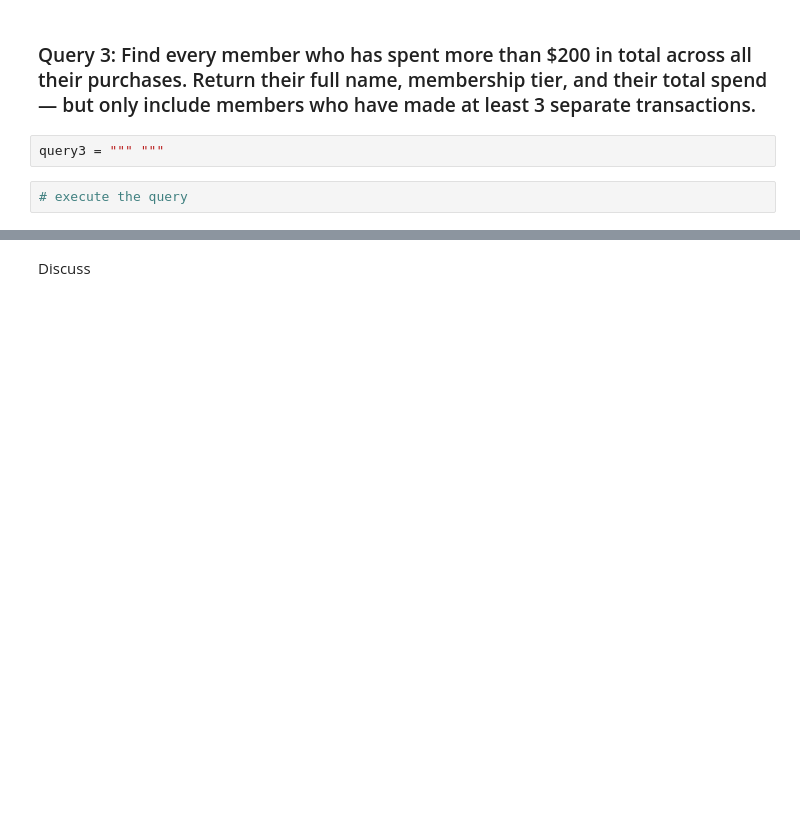
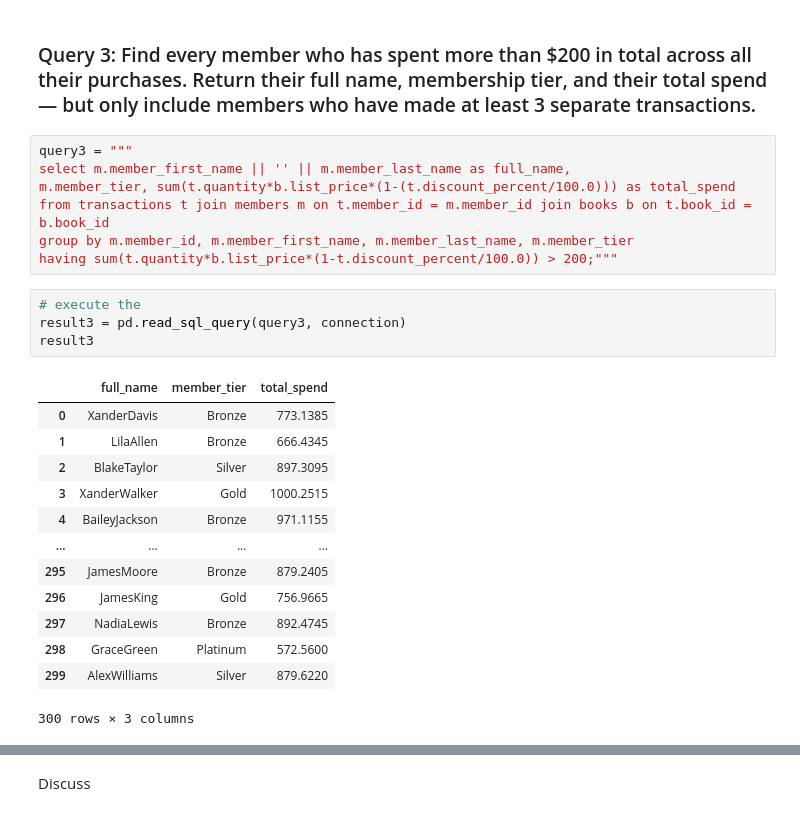
Before and after one commit to SwathiM5/DA_M3_BookstoreDemo, a Jupyter notebook: Notebooks/bookstore_analysis.ipynb, the cells around one changed output, grey strips where cells are left out. Cells and saved outputs as stored; diff of their text form; blank space fills up the shorter version.

```diff
--- a/Notebooks/bookstore_analysis.ipynb
+++ b/Notebooks/bookstore_analysis.ipynb
@@ -86,8 +143,29 @@ Discuss
 # %% [markdown]
 ### Query 3: Find every member who has spent more than $200 in total across all their purchases. Return their full name, membership tier, and their total spend — but only include members who have made at least 3 separate transactions.
 # %%
-query3 = """ """
+query3 = """
+select m.member_first_name || '' || m.member_last_name as full_name,
+m.member_tier, sum(t.quantity*b.list_price*(1-(t.discount_percent/100.0))) as total_spend
+from transactions t join members m on t.member_id = m.member_id join books b on t.book_id = b.book_id
+group by m.member_id, m.member_first_name, m.member_last_name, m.member_tier
+having sum(t.quantity*b.list_price*(1-t.discount_percent/100.0)) > 200;"""
 # %%
-# execute the query
+# execute the
+result3 = pd.read_sql_query(query3, connection)
+result3
+# %% [output]
+|  | full_name | member_tier | total_spend |
+| 0 | XanderDavis | Bronze | 773.1385 |
+| 1 | LilaAllen | Bronze | 666.4345 |
+| 2 | BlakeTaylor | Silver | 897.3095 |
+| 3 | XanderWalker | Gold | 1000.2515 |
+| 4 | BaileyJackson | Bronze | 971.1155 |
+| ... | ... | ... | ... |
+| 295 | JamesMoore | Bronze | 879.2405 |
+| 296 | JamesKing | Gold | 756.9665 |
+| 297 | NadiaLewis | Bronze | 892.4745 |
+| 298 | GraceGreen | Platinum | 572.5600 |
+| 299 | AlexWilliams | Silver | 879.6220 |
+300 rows × 3 columns
 # %%
 # create a visualization
```
Also changed, not shown: parts of 10 cells of this notebook, 2 other files.
